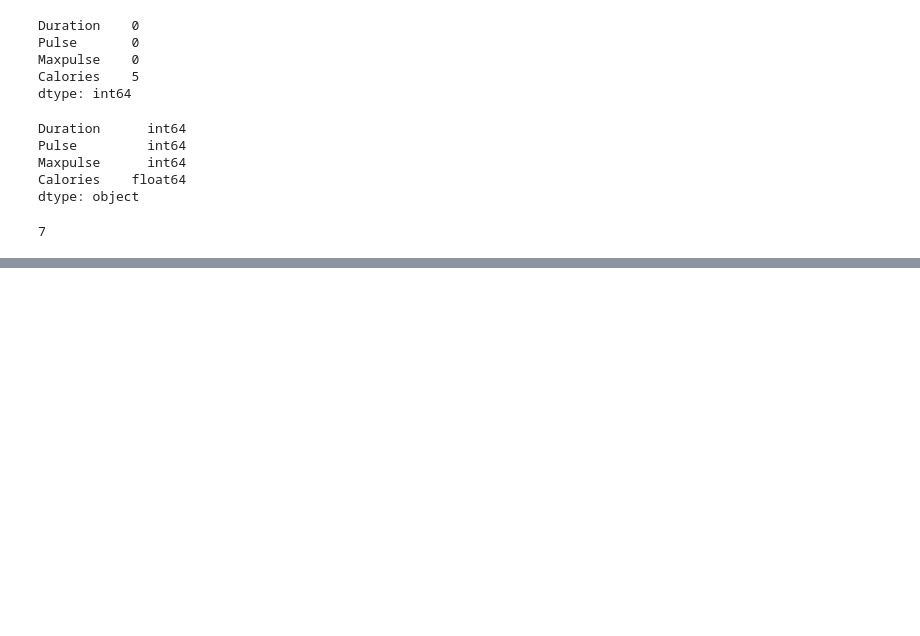
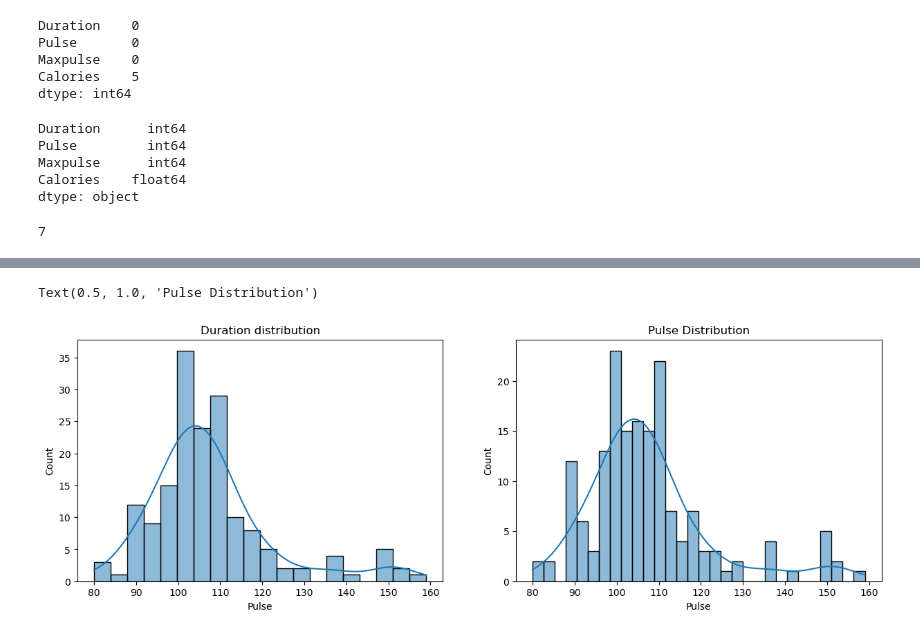
Before and after one commit to Jassim-hub/KasuleJassimKakandeRecessLearn_DataScience_and_MachineLearning, a Jupyter notebook: handling_csv.ipynb, the cells around one changed output, grey strips where cells are left out. Saved outputs shown, nothing was run; the diff lists cells and outputs as text; code cells hidden in the pictures; blank space fills up the shorter version.

Commit message:
Added Histogram for Pulse Distribution ,Correlation Heatmap

```diff
--- a/handling_csv.ipynb
+++ b/handling_csv.ipynb
@@ -81,3 +69,8 @@ print(df.duplicated().sum())
 #Handle empty values
 #convert wrong formats
 #remove duplicates
+# %%
+#Fill empty values with mean for numeric values
+for col in ['Duration','Pulse','Maxpulse','Calories']:
+
+    df[col].fillna(df[col].mean(), inplace=True)
@@ -83,0 +145,13 @@ print(df.duplicated().sum())
+# %%
+#Histogram of 'Duration'
+plt.figure(figsize=(15,10))
+plt.subplot(2,2,1)
+sns.histplot(df['Pulse'],bins=20,kde=True)
+plt.title('Duration distribution')
+#Histogram of 'Pulse'ArithmeticError
+plt.subplot(2,2,2)
+sns.histplot(df['Pulse'],bins=30,kde=True)
+plt.title('Pulse Distribution')
+# %% [output]
+Text(0.5, 1.0, 'Pulse Distribution')
+[figure, added]
```
Also changed, not shown: parts of 9 cells of this notebook.
